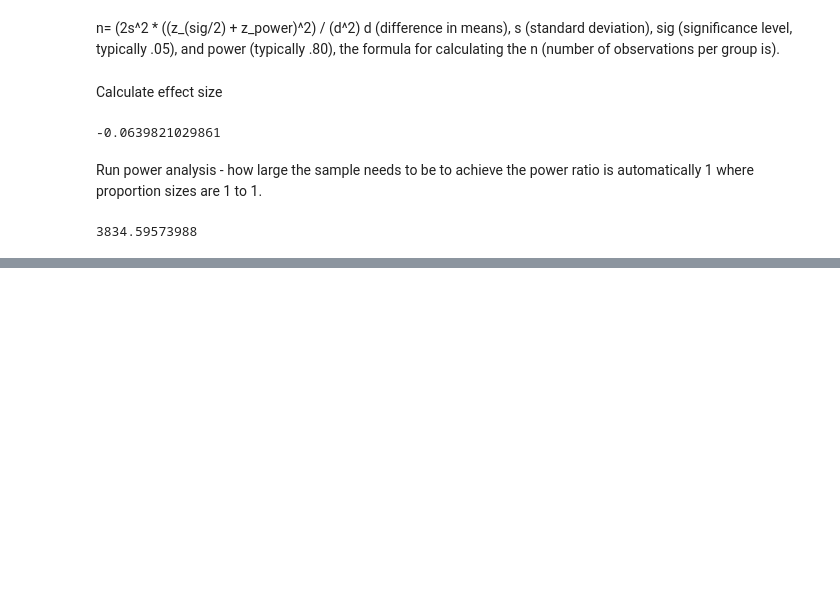
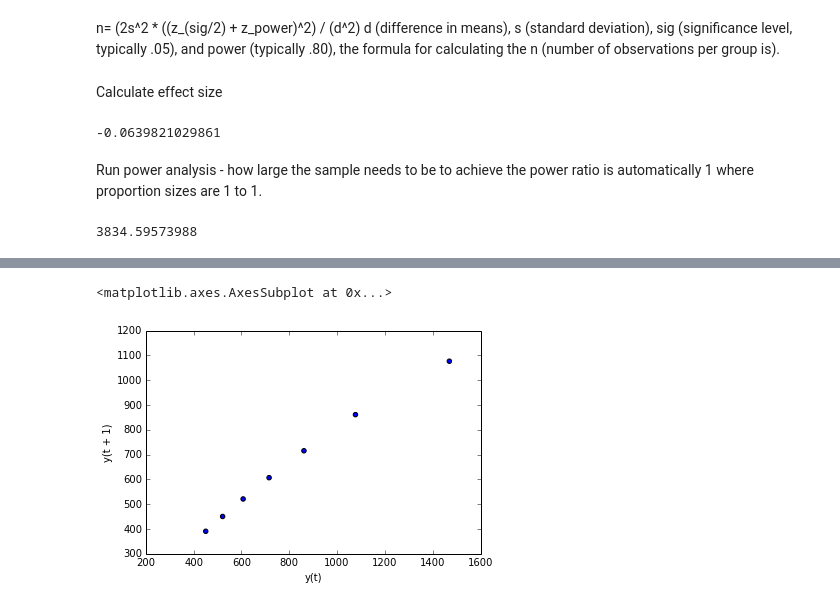
Before and after one commit to afcarl/MAB_Practice, a Jupyter notebook: MAB_WB.ipynb, the cells around one changed output, grey strips where cells are left out. Drawn from its saved outputs; the diff is of its cells as text; code cells hidden in the pictures; blank space fills up the shorter version.

```diff
--- a/MAB_WB.ipynb
+++ b/MAB_WB.ipynb
@@ -67,0 +80,6 @@ dtypes: object(18)
+# %%
+from pandas.tools.plotting import lag_plot
+lag_plot(result.iloc[:,2])
+# %% [output]
+<matplotlib.axes.AxesSubplot at 0x...>
+[figure, added]
```
Also changed, not shown: parts of 7 cells of this notebook.
